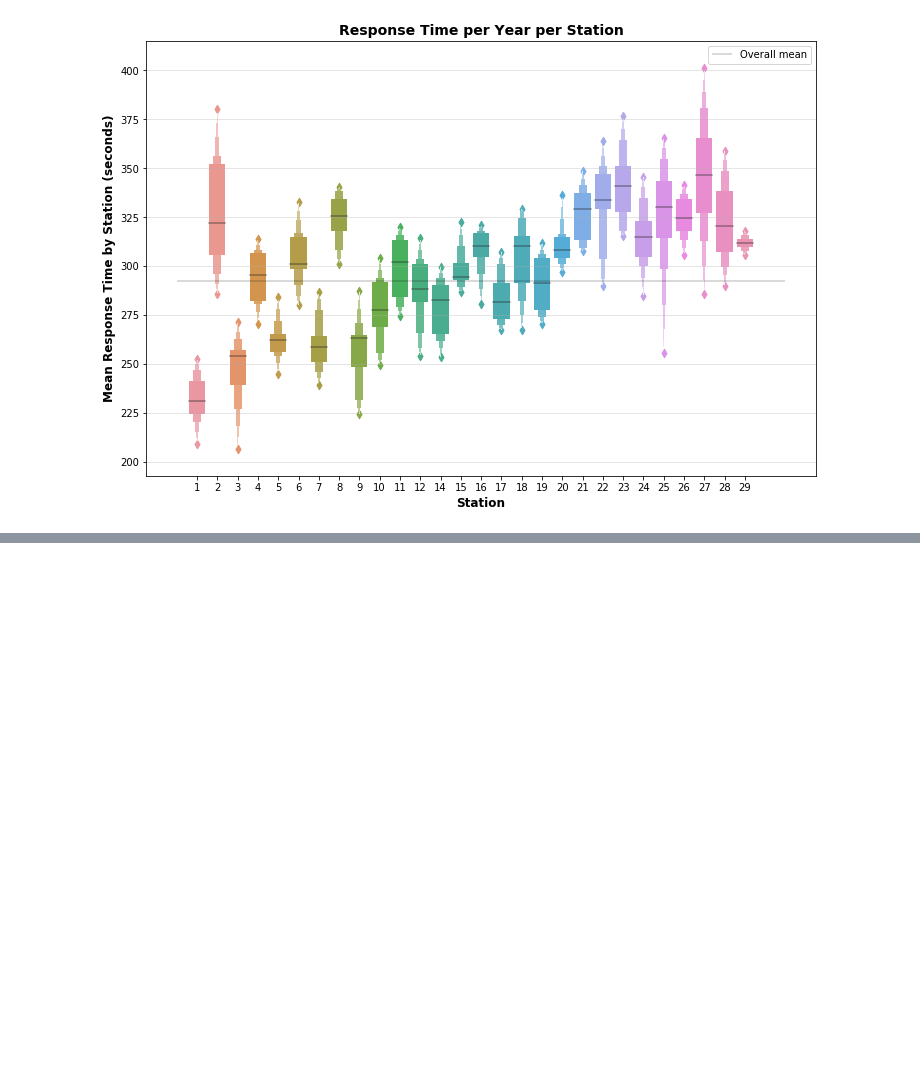
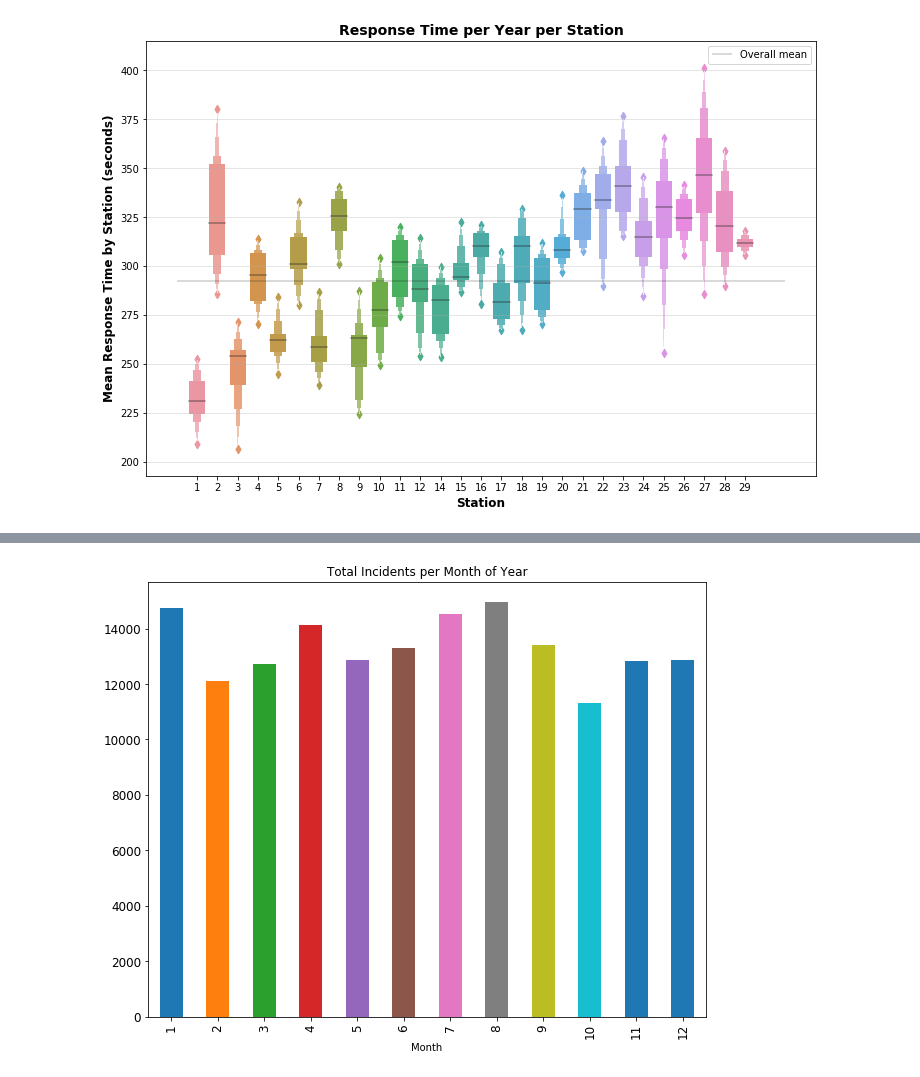
Before and after one commit to xjarodx/Project_1_Group_7, a Jupyter notebook: Fire_Stations.ipynb, the cells around one changed output, grey strips where cells are left out. Cells and saved outputs as stored; diff of their text form; code cells hidden in the pictures; blank space fills up the shorter version.

```diff
--- a/Fire_Stations.ipynb
+++ b/Fire_Stations.ipynb
@@ -387,0 +336,9 @@ TraitError: The 'locations' trait of a Heatmap instance must be of length 1 <= L
+# %%
+df["Month"] = pd.DatetimeIndex(df['dispatch_date_time']).month
+# %%
+months = df.groupby('Month')['OBJECTID'].count()
+# %%
+months.plot(kind='bar', figsize=(10,8), use_index=True, title='Total Incidents per Month of Year', grid=False,fontsize=12)
+plt.savefig('./graphics/total_fi_by_month.png')
+# %% [output]
+[figure, added]
```
Also changed, not shown: parts of 13 cells of this notebook.
